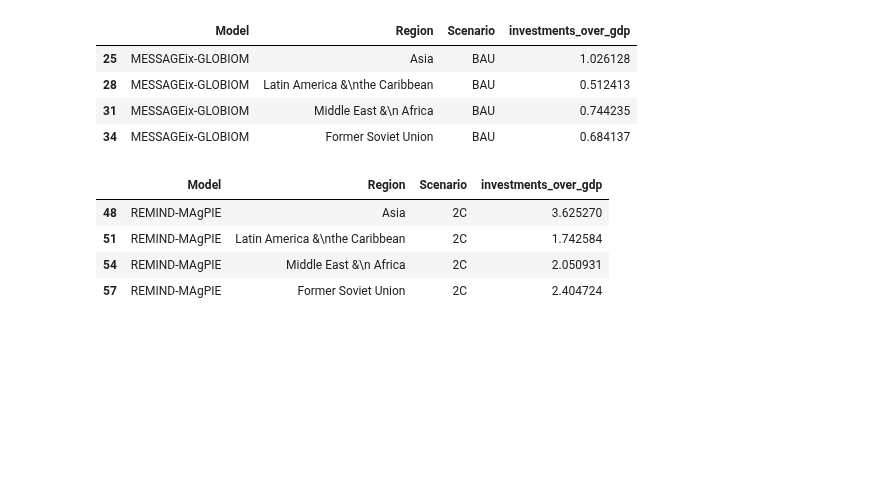
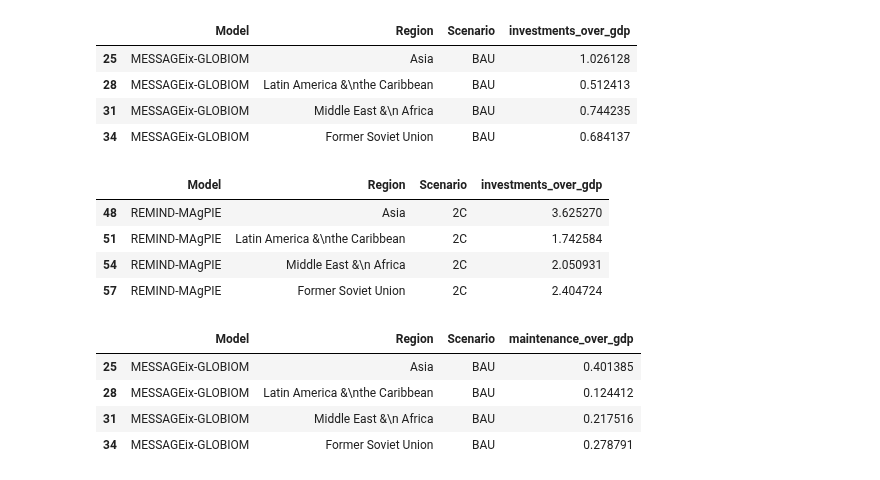
Before and after one commit to julierozenberg/infra_needs_analyses, a Jupyter notebook: Brahim_energy_global.ipynb, the cells around one changed output. Cells and saved outputs as stored; diff of their text form; code cells hidden in the pictures; blank space fills up the shorter version.

```diff
--- a/Brahim_energy_global.ipynb
+++ b/Brahim_energy_global.ipynb
@@ -64,9 +64,10 @@ mydata.name="value"
 # %%
 mydata = mydata.unstack(['Model', 'Region', 'Scenario', 'Variable']).reindex(range(2015,2031)).interpolate(axis=0).stack(['Model', 'Region', 'Scenario', 'Variable'])
 # %%
-investments = mydata.unstack("Variable")[['Elec_tot_inv','GDP|MER']]
+investments = mydata.unstack("Variable")[['Elec_tot_inv','GDP|MER','maintenance']]
 # %%
 investments["investments_over_gdp"] = investments['Elec_tot_inv']/investments['GDP|MER']
+investments["maintenance_over_gdp"] = investments['maintenance']/investments['GDP|MER']
 # %%
 investments = investments.reset_index()
 # %%
@@ -153,3 +154,22 @@ toplot[(toplot.Model=="REMIND-MAgPIE")&(toplot.Scenario=="2C")]
 | 51 | REMIND-MAgPIE | Latin America &\nthe Caribbean | 2C | 1.742584 |
 | 54 | REMIND-MAgPIE | Middle East &\n Africa | 2C | 2.050931 |
 | 57 | REMIND-MAgPIE | Former Soviet Union | 2C | 2.404724 |
+# %%
+maint = investments.maintenance_over_gdp.unstack("year").mean(axis=1).drop("R5OECD90+EU",level="Region")
+maint = maint.reset_index().rename(columns={0:"maintenance_over_gdp"})
+
+maint['maintenance_over_gdp'] = 100*maint.maintenance_over_gdp
+
+maint["Region"] = maint.Region.replace({"R5ASIA":"Asia",\
+                                         "R5LAM":"Latin America &\nthe Caribbean",\
+                                         "R5MAF":"Middle East &\n Africa",\
+                                         "R5OECD90+EU":"High income",\
+                                         "R5REF":"Former Soviet Union"})
+# %%
+maint[(maint.Model=="MESSAGEix-GLOBIOM")&(maint.Scenario=="BAU")]
+# %% [output]
+|  | Model | Region | Scenario | maintenance_over_gdp |
+| 25 | MESSAGEix-GLOBIOM | Asia | BAU | 0.401385 |
+| 28 | MESSAGEix-GLOBIOM | Latin America &\nthe Caribbean | BAU | 0.124412 |
+| 31 | MESSAGEix-GLOBIOM | Middle East &\n Africa | BAU | 0.217516 |
+| 34 | MESSAGEix-GLOBIOM | Former Soviet Union | BAU | 0.278791 |
```
Also changed, not shown: parts of 2 cells of this notebook, 2 other files.
